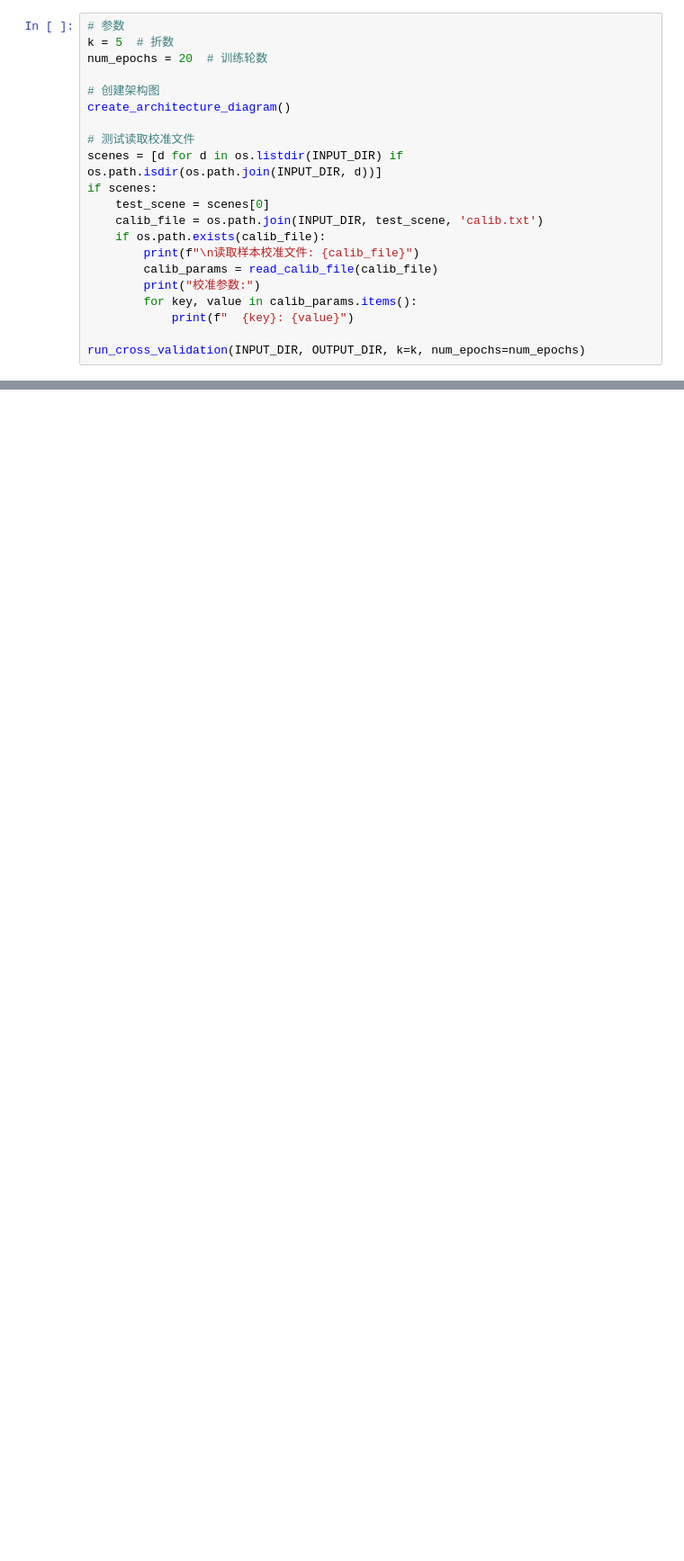
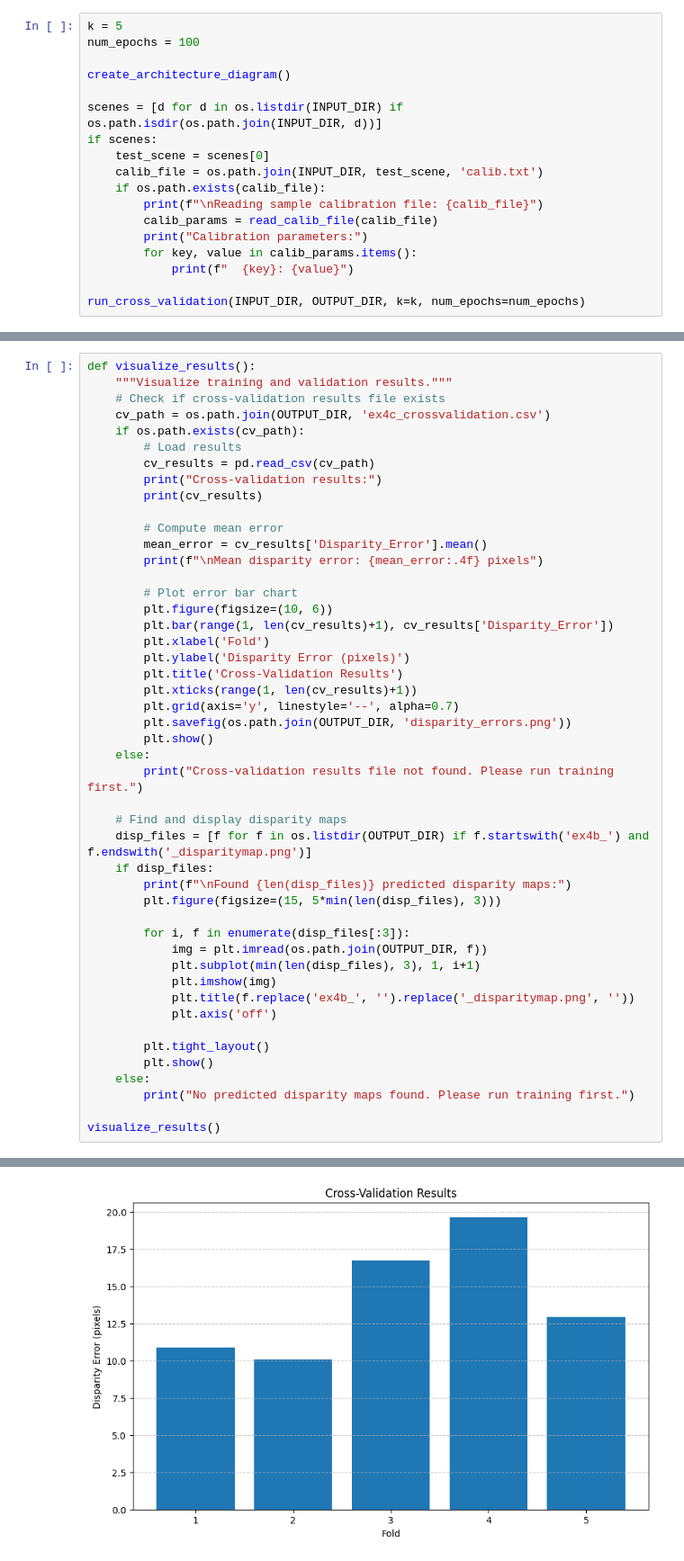
Before and after one commit to charles-artifactory/Visual-Computing-Lab, a Jupyter notebook: EBU6307_ZHEYUN_ZHAO_221170559/codes/ex4.ipynb, the cells around one changed output, grey strips where cells are left out. Shown: that part at 90% size. Cells and saved outputs as stored; diff of their text form; blank space fills up the shorter version.

```diff
--- a/EBU6307_ZHEYUN_ZHAO_221170559/codes/ex4.ipynb
+++ b/EBU6307_ZHEYUN_ZHAO_221170559/codes/ex4.ipynb
@@ -917,22 +953,19 @@ def create_architecture_diagram(output_path=os.path.join(OUTPUT_DIR, 'ex4a_archi
     img.save(output_path)
     print(f"Architecture diagram saved to {output_path}")
 # %%
-# 参数
-k = 5  # 折数
-num_epochs = 20  # 训练轮数
+k = 5
+num_epochs = 100
 
-# 创建架构图
 create_architecture_diagram()
 
-# 测试读取校准文件
 scenes = [d for d in os.listdir(INPUT_DIR) if os.path.isdir(os.path.join(INPUT_DIR, d))]
 if scenes:
     test_scene = scenes[0]
     calib_file = os.path.join(INPUT_DIR, test_scene, 'calib.txt')
     if os.path.exists(calib_file):
-        print(f"\n读取样本校准文件: {calib_file}")
+        print(f"\nReading sample calibration file: {calib_file}")
         calib_params = read_calib_file(calib_file)
-        print("校准参数:")
+        print("Calibration parameters:")
         for key, value in calib_params.items():
             print(f"  {key}: {value}")
 
@@ -1002 +1035,49 @@ Fold 1, Epoch 11/20:
 ... (88 outputs left out)
+# %%
+def visualize_results():
+    """Visualize training and validation results."""
+    # Check if cross-validation results file exists
+    cv_path = os.path.join(OUTPUT_DIR, 'ex4c_crossvalidation.csv')
+    if os.path.exists(cv_path):
+        # Load results
+        cv_results = pd.read_csv(cv_path)
+        print("Cross-validation results:")
+        print(cv_results)
+
+        # Compute mean error
+        mean_error = cv_results['Disparity_Error'].mean()
+        print(f"\nMean disparity error: {mean_error:.4f} pixels")
+
+        # Plot error bar chart
+        plt.figure(figsize=(10, 6))
+        plt.bar(range(1, len(cv_results)+1), cv_results['Disparity_Error'])
+        plt.xlabel('Fold')
+        plt.ylabel('Disparity Error (pixels)')
+        plt.title('Cross-Validation Results')
+        plt.xticks(range(1, len(cv_results)+1))
+        plt.grid(axis='y', linestyle='--', alpha=0.7)
+        plt.savefig(os.path.join(OUTPUT_DIR, 'disparity_errors.png'))
+        plt.show()
+    else:
+        print("Cross-validation results file not found. Please run training first.")
+
+    # Find and display disparity maps
+    disp_files = [f for f in os.listdir(OUTPUT_DIR) if f.startswith('ex4b_') and f.endswith('_disparitymap.png')]
+    if disp_files:
+        print(f"\nFound {len(disp_files)} predicted disparity maps:")
+        plt.figure(figsize=(15, 5*min(len(disp_files), 3)))
+
+        for i, f in enumerate(disp_files[:3]):
+            img = plt.imread(os.path.join(OUTPUT_DIR, f))
+            plt.subplot(min(len(disp_files), 3), 1, i+1)
+            plt.imshow(img)
+            plt.title(f.replace('ex4b_', '').replace('_disparitymap.png', ''))
+            plt.axis('off')
+
+        plt.tight_layout()
+        plt.show()
+    else:
+        print("No predicted disparity maps found. Please run training first.")
+
+visualize_results()
+# %% [output]
@@ -1002,0 +1093 @@ Fold 1, Epoch 11/20:
+[figure, added]
```
Also changed, not shown: parts of 12 cells of this notebook, 21 other files.
